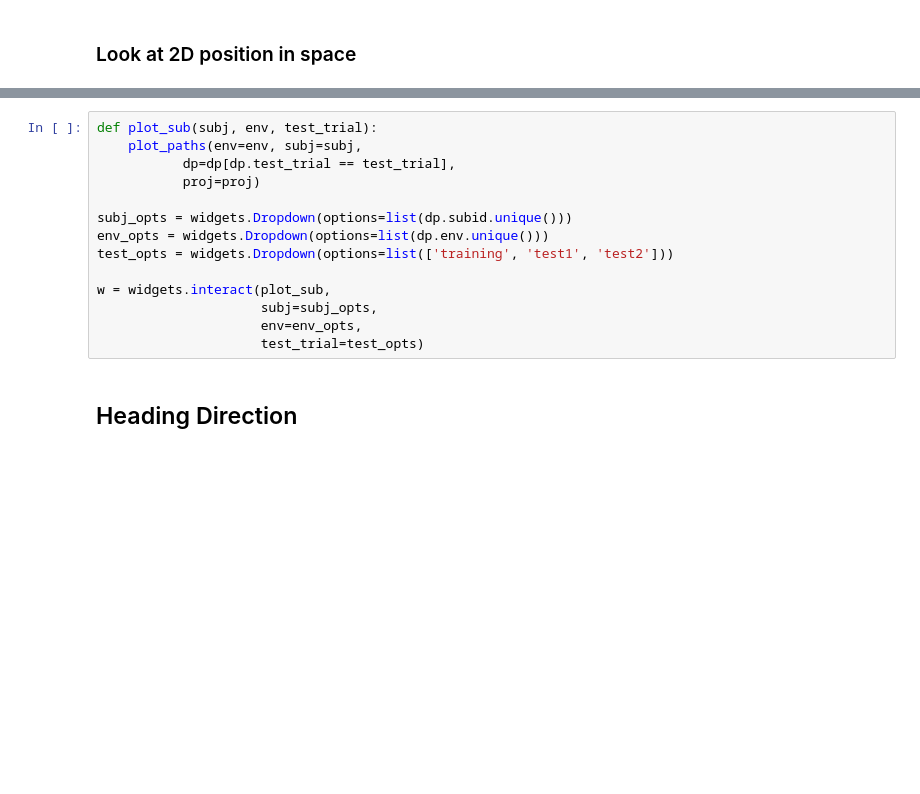
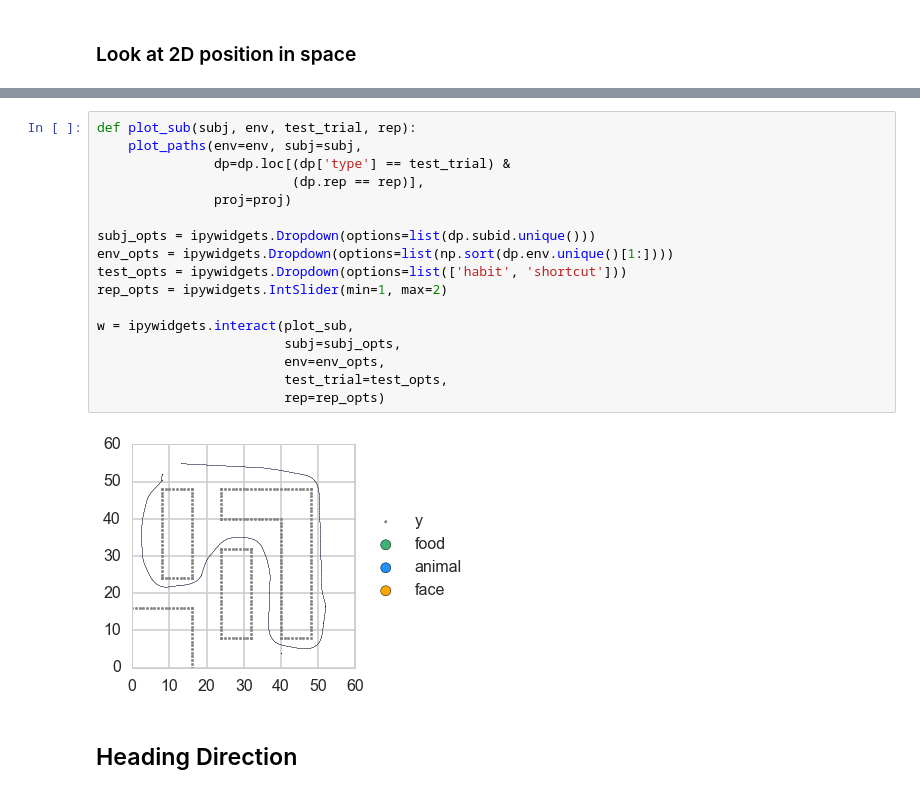
Before and after one commit to thackerybrown/SST, a Jupyter notebook: analysis/SST_behav_fmri.ipynb, the cells around one changed output, grey strips where cells are left out. Saved outputs shown, nothing was run; the diff lists cells and outputs as text; blank space fills up the shorter version.

Commit message:
Add code for ipywidgets for route coding

```diff
--- a/analysis/SST_behav_fmri.ipynb
+++ b/analysis/SST_behav_fmri.ipynb
@@ -292,17 +334,22 @@ plot_paths(env='env1', subj='6',
 # %%
-def plot_sub(subj, env, test_trial):
+def plot_sub(subj, env, test_trial, rep):
     plot_paths(env=env, subj=subj,
-           dp=dp[dp.test_trial == test_trial],
-           proj=proj)
+               dp=dp.loc[(dp['type'] == test_trial) &
+                         (dp.rep == rep)],
+               proj=proj)
 
-subj_opts = widgets.Dropdown(options=list(dp.subid.unique()))
-env_opts = widgets.Dropdown(options=list(dp.env.unique()))
-test_opts = widgets.Dropdown(options=list(['training', 'test1', 'test2']))
+subj_opts = ipywidgets.Dropdown(options=list(dp.subid.unique()))
+env_opts = ipywidgets.Dropdown(options=list(np.sort(dp.env.unique()[1:])))
+test_opts = ipywidgets.Dropdown(options=list(['habit', 'shortcut']))
+rep_opts = ipywidgets.IntSlider(min=1, max=2)
 
-w = widgets.interact(plot_sub,
-                     subj=subj_opts,
-                     env=env_opts,
-                     test_trial=test_opts)
+w = ipywidgets.interact(plot_sub,
+                        subj=subj_opts,
+                        env=env_opts,
+                        test_trial=test_opts,
+                        rep=rep_opts)
+# %% [output]
+[figure, added]
 # %% [markdown]
 ## Heading Direction
 # %%
```
Also changed, not shown: parts of 8 cells of this notebook, 1 other file.
